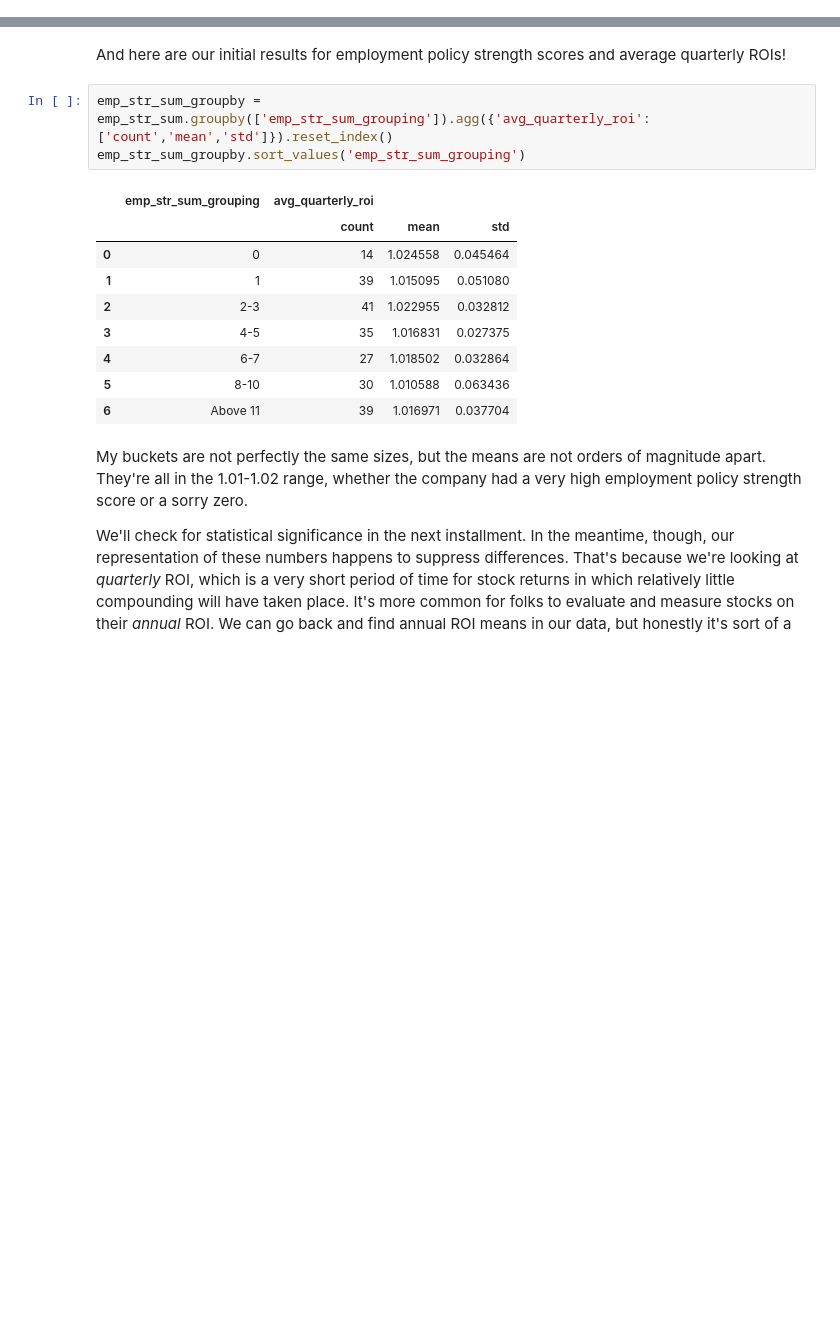
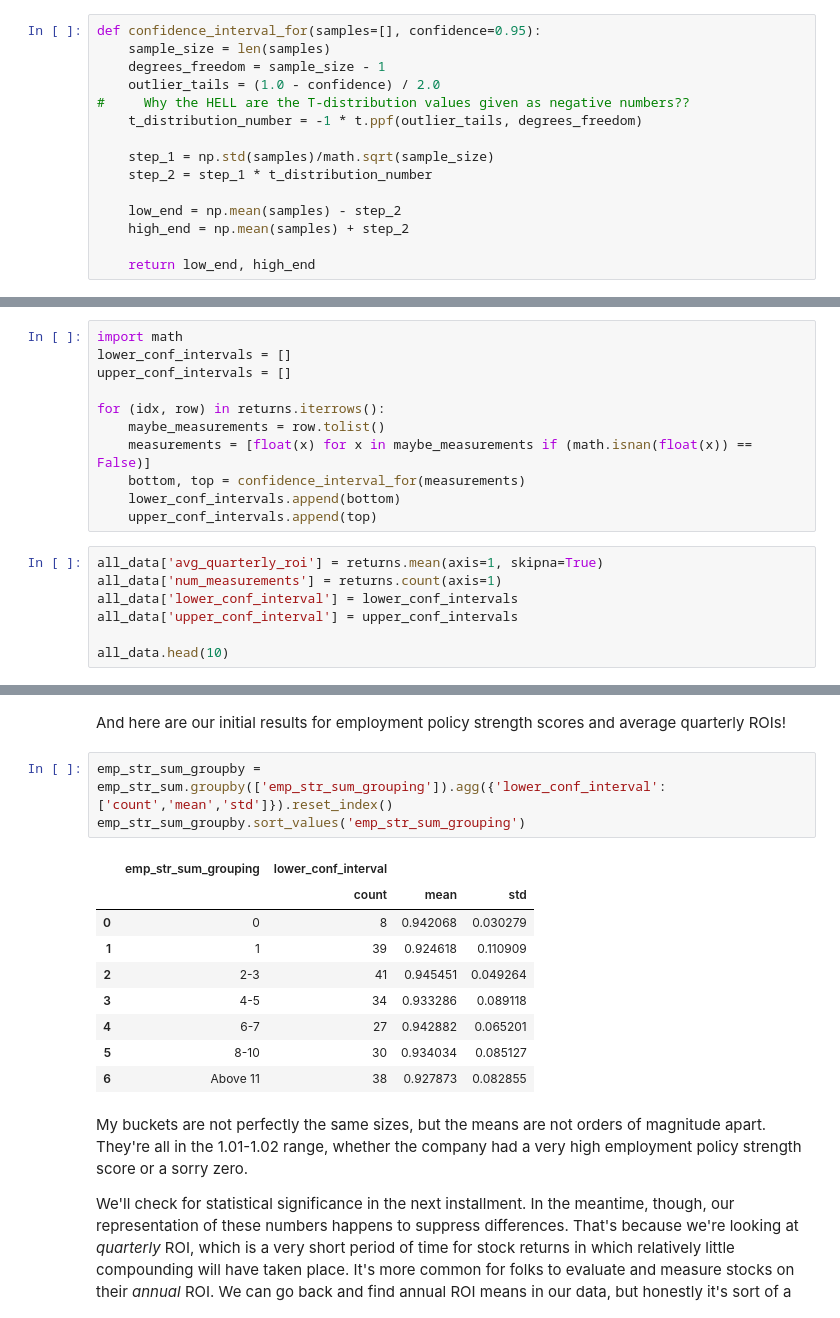
Before and after one commit to chelseatroy/fund_scale, a Jupyter notebook: data_explo/Exploring S&P Ethical Index Data.ipynb, the cells around one changed output, grey strips where cells are left out. Drawn from its saved outputs; the diff is of its cells as text; blank space fills up the shorter version.

```diff
--- a/data_explo/Exploring S&P Ethical Index Data.ipynb
+++ b/data_explo/Exploring S&P Ethical Index Data.ipynb
@@ -217,6 +217,21 @@ import seaborn as sns
 %matplotlib inline
 # %% [markdown]
 Here's where we make our target column: average roi. We calculated the return on investment of every stock, every quarter. Now for each stock we want to know, for every quarter when it had a return, what was the average of those returns?
+# %%
+def confidence_interval_for(samples=[], confidence=0.95):
+    sample_size = len(samples)
+    degrees_freedom = sample_size - 1
+    outlier_tails = (1.0 - confidence) / 2.0
+#     Why the HELL are the T-distribution values given as negative numbers??
+    t_distribution_number = -1 * t.ppf(outlier_tails, degrees_freedom)
+
+    step_1 = np.std(samples)/math.sqrt(sample_size)
+    step_2 = step_1 * t_distribution_number
+
+    low_end = np.mean(samples) - step_2
+    high_end = np.mean(samples) + step_2
+
+    return low_end, high_end
 # %%
 # Calculate average roi
 returns = all_data[all_data.columns.difference(['EMP-str-sum', 'EMP-con-sum','ENV-str-sum','ENV-con-sum','Ticker','Company Name'])]
@@ -237,0 +247,18 @@ all_data.head(10)
+# %%
+import math
+lower_conf_intervals = []
+upper_conf_intervals = []
+
+for (idx, row) in returns.iterrows():
+    maybe_measurements = row.tolist()
+    measurements = [float(x) for x in maybe_measurements if (math.isnan(float(x)) == False)]
+    bottom, top = confidence_interval_for(measurements)
+    lower_conf_intervals.append(bottom)
+    upper_conf_intervals.append(top)
+# %%
+all_data['avg_quarterly_roi'] = returns.mean(axis=1, skipna=True)
+all_data['num_measurements'] = returns.count(axis=1)
+all_data['lower_conf_interval'] = lower_conf_intervals
+all_data['upper_conf_interval'] = upper_conf_intervals
+
+all_data.head(10)
@@ -310,18 +350,18 @@ emp_str_sum.head()
 # %% [markdown]
 And here are our initial results for employment policy strength scores and average quarterly ROIs!
 # %%
-emp_str_sum_groupby = emp_str_sum.groupby(['emp_str_sum_grouping']).agg({'avg_quarterly_roi': ['count','mean','std']}).reset_index()
+emp_str_sum_groupby = emp_str_sum.groupby(['emp_str_sum_grouping']).agg({'lower_conf_interval': ['count','mean','std']}).reset_index()
 emp_str_sum_groupby.sort_values('emp_str_sum_grouping')
 # %% [output]
-|  | emp_str_sum_grouping | avg_quarterly_roi |  |  |
+|  | emp_str_sum_grouping | lower_conf_interval |  |  |
 |  |  | count | mean | std |
-| 0 | 0 | 14 | 1.024558 | 0.045464 |
-| 1 | 1 | 39 | 1.015095 | 0.051080 |
-| 2 | 2-3 | 41 | 1.022955 | 0.032812 |
-| 3 | 4-5 | 35 | 1.016831 | 0.027375 |
-| 4 | 6-7 | 27 | 1.018502 | 0.032864 |
-| 5 | 8-10 | 30 | 1.010588 | 0.063436 |
-| 6 | Above 11 | 39 | 1.016971 | 0.037704 |
+| 0 | 0 | 8 | 0.942068 | 0.030279 |
+| 1 | 1 | 39 | 0.924618 | 0.110909 |
+| 2 | 2-3 | 41 | 0.945451 | 0.049264 |
+| 3 | 4-5 | 34 | 0.933286 | 0.089118 |
+| 4 | 6-7 | 27 | 0.942882 | 0.065201 |
+| 5 | 8-10 | 30 | 0.934034 | 0.085127 |
+| 6 | Above 11 | 38 | 0.927873 | 0.082855 |
 # %% [markdown]
 My buckets are not perfectly the same sizes, but the means are not orders of magnitude apart. They're all in the 1.01-1.02 range, whether the company had a very high employment policy strength score or a sorry zero.
 
```
Also changed, not shown: parts of 24 cells of this notebook.
